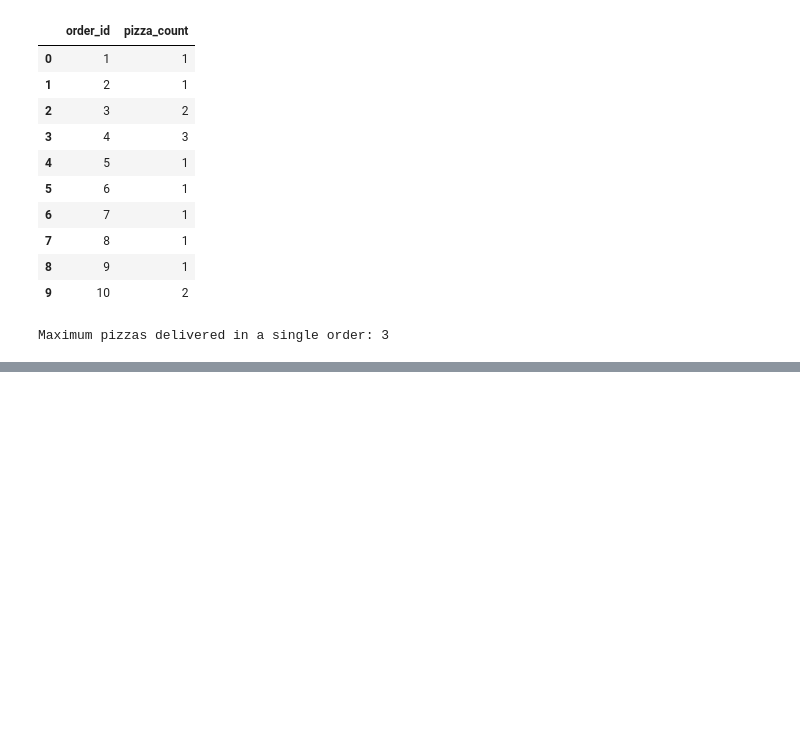
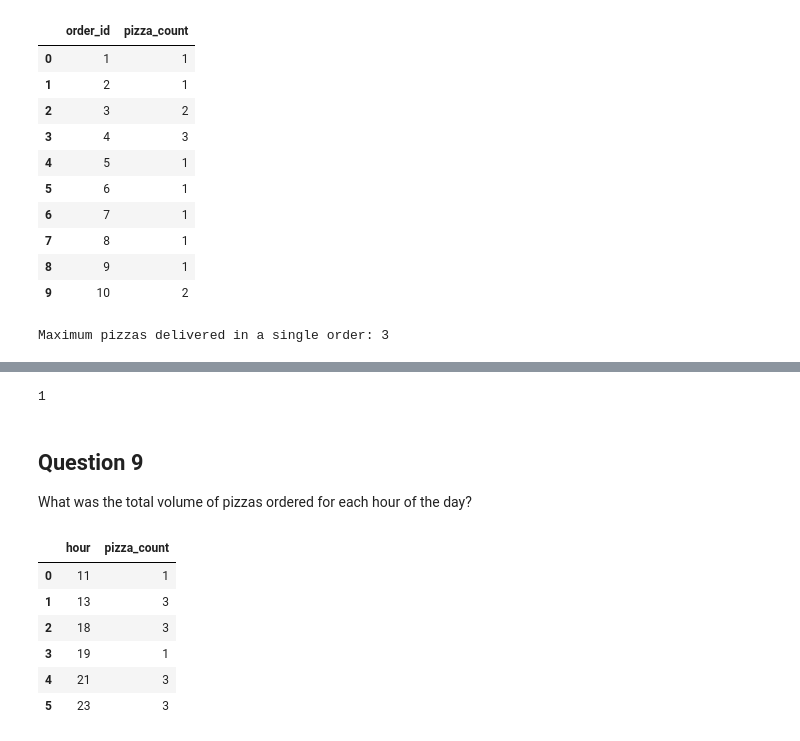
Before and after one commit to SmitaSoniS/8weeksqlchallenge, a Jupyter notebook: 02_pizza_runner/solution/solution.ipynb, the cells around one changed output, grey strips where cells are left out. Drawn from its saved outputs; the diff is of its cells as text; code cells hidden in the pictures; blank space fills up the shorter version.

```diff
--- a/02_pizza_runner/solution/solution.ipynb
+++ b/02_pizza_runner/solution/solution.ipynb
@@ -237,0 +253,26 @@ What is the successful delivery percentage for each runner?
+# %%
+result = df_delivered.loc[
+    (df_delivered['exclusions'].notna() & df_delivered['exclusions'].ne(''))
+    &
+    (df_delivered['extras'].notna() & df_delivered['extras'].ne('')), 'order_id'].shape[0]
+
+result
+# %% [output]
+1
+# %% [markdown]
+## Question 9
+
+What was the total volume of pizzas ordered for each hour of the day?
+# %%
+df['hour'] = pd.to_datetime(df['order_time']).dt.hour
+
+result = df.groupby(['hour']).agg(pizza_count = ('order_id','count')).reset_index()
+result
+# %% [output]
+|  | hour | pizza_count |
+| 0 | 11 | 1 |
+| 1 | 13 | 3 |
+| 2 | 18 | 3 |
+| 3 | 19 | 1 |
+| 4 | 21 | 3 |
+| 5 | 23 | 3 |
```
Also changed, not shown: parts of 10 cells of this notebook, 10 other files.
